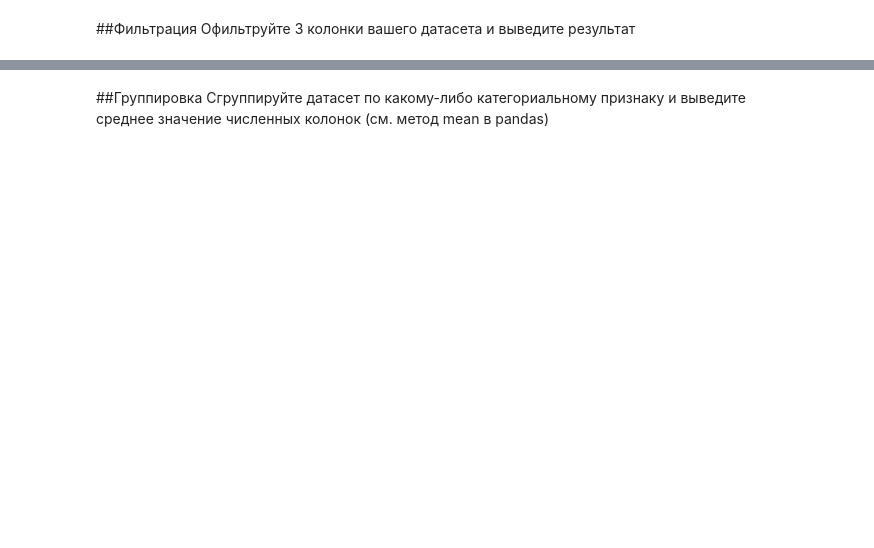
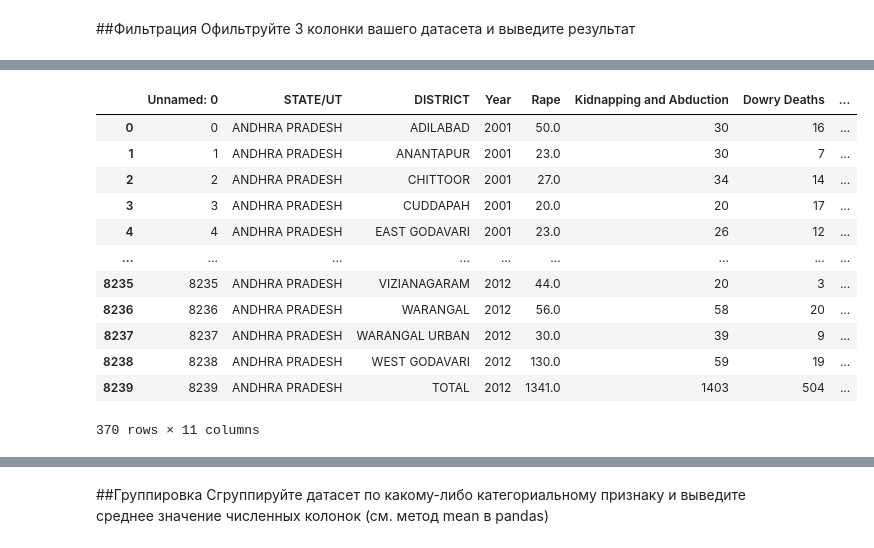
Before and after one commit to YLysov0017/Pproject, a Jupyter notebook: ML_lab1.ipynb, the cells around one changed output, grey strips where cells are left out. Drawn from its saved outputs; the diff is of its cells as text; code cells hidden in the pictures; blank space fills up the shorter version.

```diff
--- a/ML_lab1.ipynb
+++ b/ML_lab1.ipynb
@@ -79,4 +156,19 @@ df
 # %%
 #Фильтр колонки 2
+df[df["STATE/UT"] == "ANDHRA PRADESH"]
+# %% [output]
+|  | Unnamed: 0 | STATE/UT | DISTRICT | Year | Rape | Kidnapping and Abduction | Dowry Deaths | ... |
+| 0 | 0 | ANDHRA PRADESH | ADILABAD | 2001 | 50.0 | 30 | 16 | ... |
+| 1 | 1 | ANDHRA PRADESH | ANANTAPUR | 2001 | 23.0 | 30 | 7 | ... |
+| 2 | 2 | ANDHRA PRADESH | CHITTOOR | 2001 | 27.0 | 34 | 14 | ... |
+| 3 | 3 | ANDHRA PRADESH | CUDDAPAH | 2001 | 20.0 | 20 | 17 | ... |
+| 4 | 4 | ANDHRA PRADESH | EAST GODAVARI | 2001 | 23.0 | 26 | 12 | ... |
+| ... | ... | ... | ... | ... | ... | ... | ... | ... |
+| 8235 | 8235 | ANDHRA PRADESH | VIZIANAGARAM | 2012 | 44.0 | 20 | 3 | ... |
+| 8236 | 8236 | ANDHRA PRADESH | WARANGAL | 2012 | 56.0 | 58 | 20 | ... |
+| 8237 | 8237 | ANDHRA PRADESH | WARANGAL URBAN | 2012 | 30.0 | 39 | 9 | ... |
+| 8238 | 8238 | ANDHRA PRADESH | WEST GODAVARI | 2012 | 130.0 | 59 | 19 | ... |
+| 8239 | 8239 | ANDHRA PRADESH | TOTAL | 2012 | 1341.0 | 1403 | 504 | ... |
+370 rows × 11 columns
 # %%
 #Фильтр колонки 3
```
Also changed, not shown: parts of 13 cells of this notebook.
